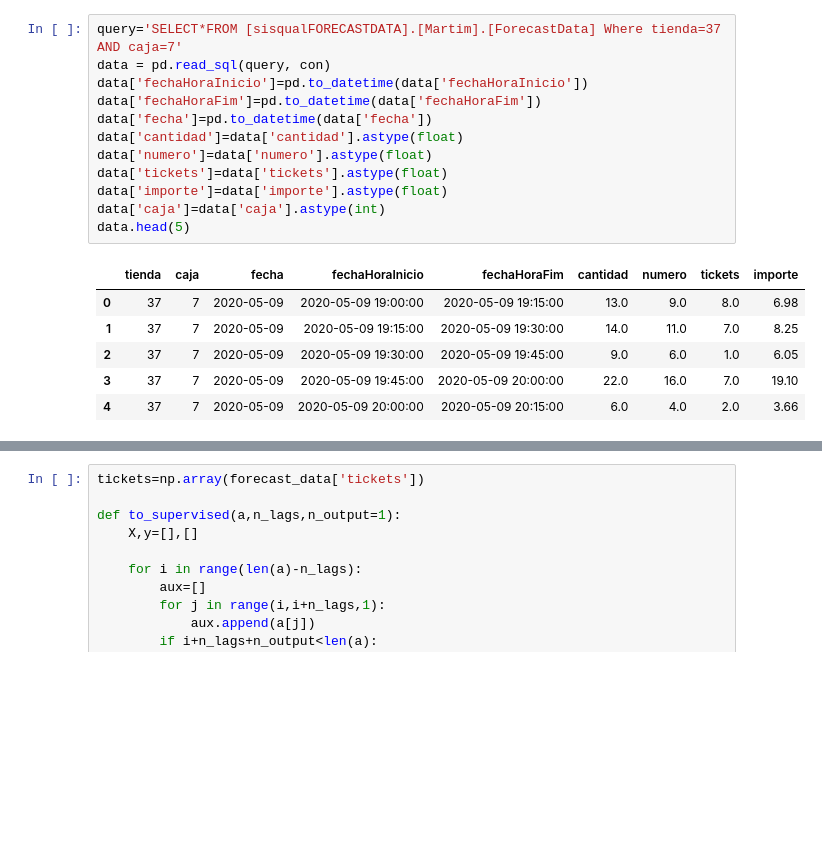
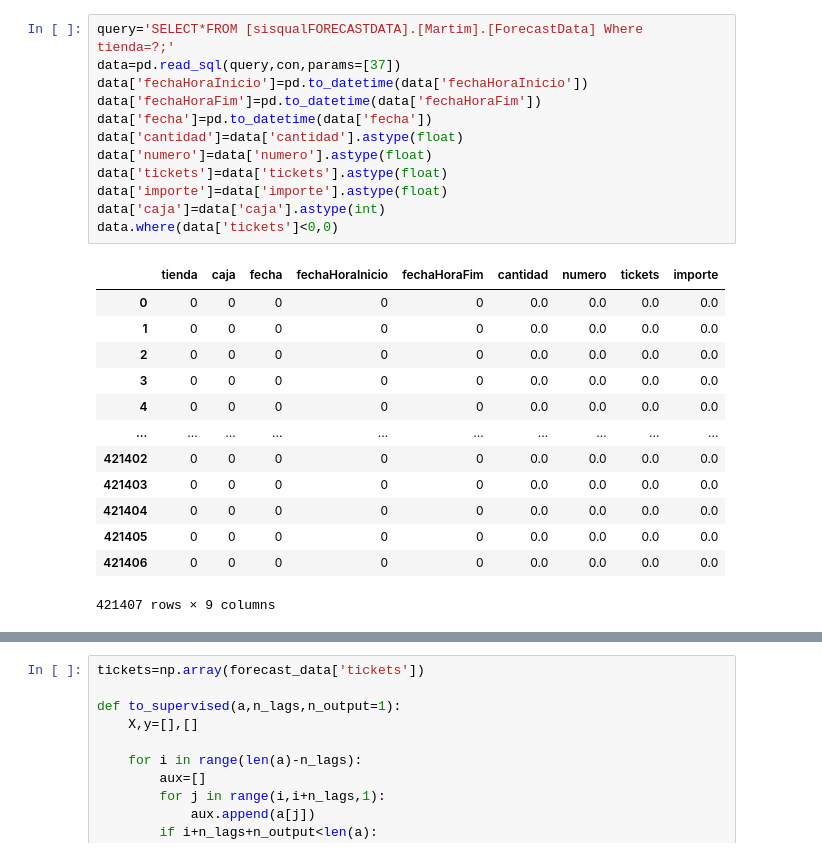
Before and after one commit to josemoreiraUA/SISQUAL-data-and-methods, a Jupyter notebook: Experiments/Models_Sisqual.ipynb, the cells around one changed output, grey strips where cells are left out. Cells and saved outputs as stored; diff of their text form; blank space fills up the shorter version.

```diff
--- a/Experiments/Models_Sisqual.ipynb
+++ b/Experiments/Models_Sisqual.ipynb
@@ -20,19 +28,26 @@ con,cursor=connect_sqlserver()
 # %%
-query='SELECT*FROM [sisqualFORECASTDATA].[Martim].[ForecastData] Where tienda=37 AND caja=7'
-data = pd.read_sql(query, con)
+query='SELECT*FROM [sisqualFORECASTDATA].[Martim].[ForecastData] Where tienda=?;'
+data=pd.read_sql(query,con,params=[37])
 data['fechaHoraInicio']=pd.to_datetime(data['fechaHoraInicio'])
 data['fechaHoraFim']=pd.to_datetime(data['fechaHoraFim'])
 data['fecha']=pd.to_datetime(data['fecha'])
 data['cantidad']=data['cantidad'].astype(float)
 data['numero']=data['numero'].astype(float)
 data['tickets']=data['tickets'].astype(float)
 data['importe']=data['importe'].astype(float)
 data['caja']=data['caja'].astype(int)
-data.head(5)
+data.where(data['tickets']<0,0)
 # %% [output]
 |  | tienda | caja | fecha | fechaHoraInicio | fechaHoraFim | cantidad | numero | tickets | importe |
-| 0 | 37 | 7 | 2020-05-09 | 2020-05-09 19:00:00 | 2020-05-09 19:15:00 | 13.0 | 9.0 | 8.0 | 6.98 |
-| 1 | 37 | 7 | 2020-05-09 | 2020-05-09 19:15:00 | 2020-05-09 19:30:00 | 14.0 | 11.0 | 7.0 | 8.25 |
-| 2 | 37 | 7 | 2020-05-09 | 2020-05-09 19:30:00 | 2020-05-09 19:45:00 | 9.0 | 6.0 | 1.0 | 6.05 |
-| 3 | 37 | 7 | 2020-05-09 | 2020-05-09 19:45:00 | 2020-05-09 20:00:00 | 22.0 | 16.0 | 7.0 | 19.10 |
-| 4 | 37 | 7 | 2020-05-09 | 2020-05-09 20:00:00 | 2020-05-09 20:15:00 | 6.0 | 4.0 | 2.0 | 3.66 |
+| 0 | 0 | 0 | 0 | 0 | 0 | 0.0 | 0.0 | 0.0 | 0.0 |
+| 1 | 0 | 0 | 0 | 0 | 0 | 0.0 | 0.0 | 0.0 | 0.0 |
+| 2 | 0 | 0 | 0 | 0 | 0 | 0.0 | 0.0 | 0.0 | 0.0 |
+| 3 | 0 | 0 | 0 | 0 | 0 | 0.0 | 0.0 | 0.0 | 0.0 |
+| 4 | 0 | 0 | 0 | 0 | 0 | 0.0 | 0.0 | 0.0 | 0.0 |
+| ... | ... | ... | ... | ... | ... | ... | ... | ... | ... |
+| 421402 | 0 | 0 | 0 | 0 | 0 | 0.0 | 0.0 | 0.0 | 0.0 |
+| 421403 | 0 | 0 | 0 | 0 | 0 | 0.0 | 0.0 | 0.0 | 0.0 |
+| 421404 | 0 | 0 | 0 | 0 | 0 | 0.0 | 0.0 | 0.0 | 0.0 |
+| 421405 | 0 | 0 | 0 | 0 | 0 | 0.0 | 0.0 | 0.0 | 0.0 |
+| 421406 | 0 | 0 | 0 | 0 | 0 | 0.0 | 0.0 | 0.0 | 0.0 |
+421407 rows × 9 columns
```
Also changed, not shown: parts of 15 cells of this notebook.
